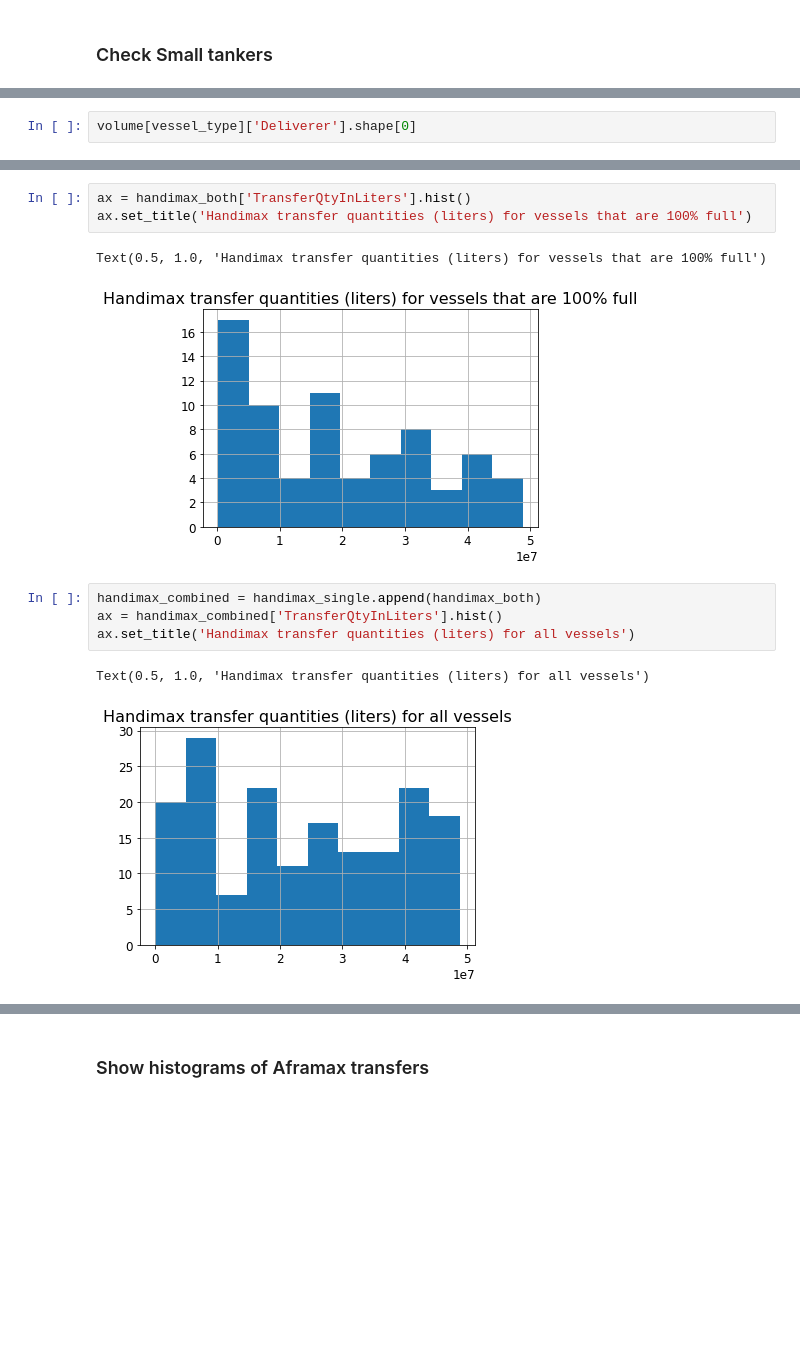
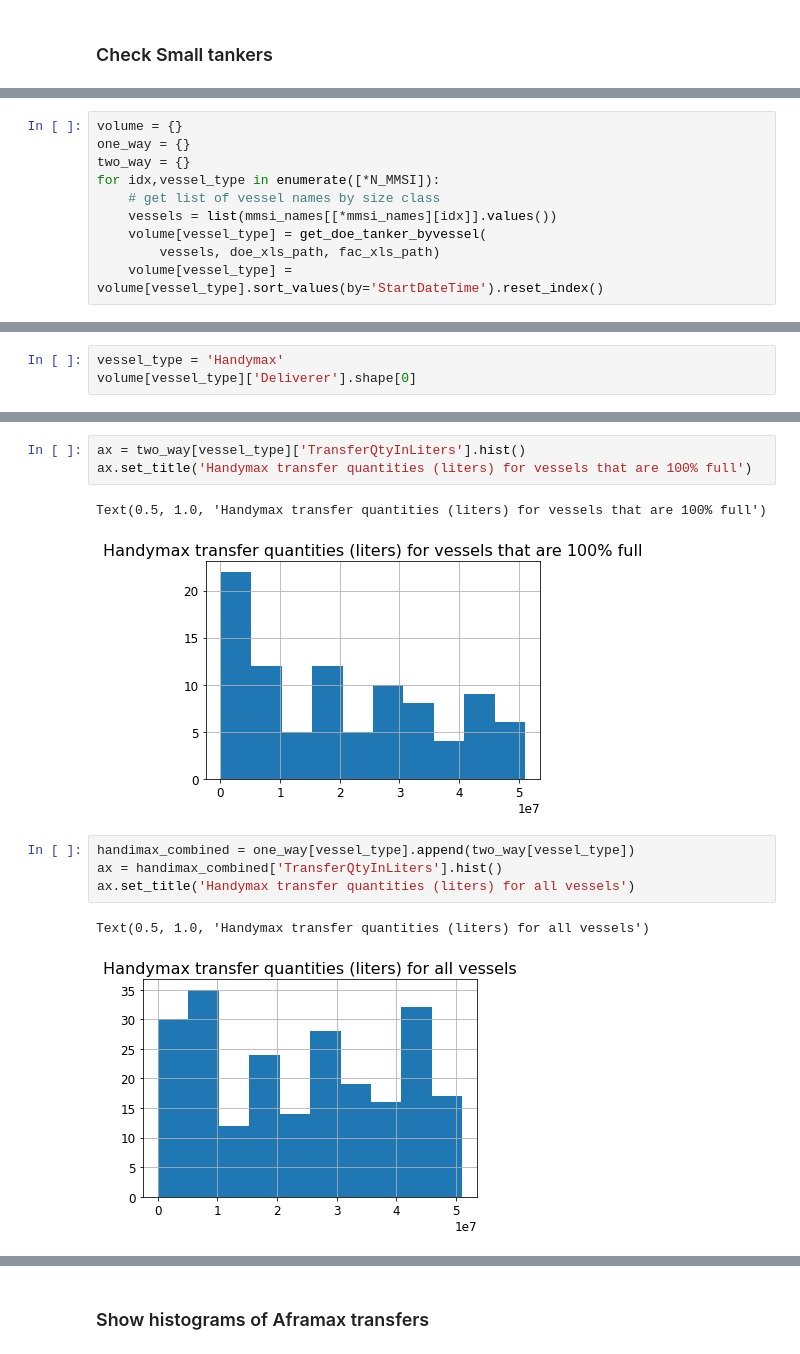
Before and after one commit to MIDOSS/analysis-rachael, a Jupyter notebook: notebooks/monte_carlo/QAQC_Tanker_AISlengths_DOEcapacities.ipynb, the cells around one changed output, grey strips where cells are left out. Drawn from its saved outputs; the diff is of its cells as text; blank space fills up the shorter version.

```diff
--- a/notebooks/monte_carlo/QAQC_Tanker_AISlengths_DOEcapacities.ipynb
+++ b/notebooks/monte_carlo/QAQC_Tanker_AISlengths_DOEcapacities.ipynb
@@ -751,0 +575,10 @@ handimax_both
+# %%
+volume = {}
+one_way = {}
+two_way = {}
+for idx,vessel_type in enumerate([*N_MMSI]):
+    # get list of vessel names by size class
+    vessels = list(mmsi_names[[*mmsi_names][idx]].values())
+    volume[vessel_type] = get_doe_tanker_byvessel(
+        vessels, doe_xls_path, fac_xls_path)
+    volume[vessel_type] = volume[vessel_type].sort_values(by='StartDateTime').reset_index()
@@ -752,3 +643,4 @@ handimax_both
 # %%
+vessel_type = 'Handymax'
 volume[vessel_type]['Deliverer'].shape[0]
 # %% [output]
@@ -766,13 +660,13 @@ Text(0.5, 1.0, 'Handimax transfer quantities (liters) for vessels that are 50% f
 # %%
-ax = handimax_both['TransferQtyInLiters'].hist()
-ax.set_title('Handimax transfer quantities (liters) for vessels that are 100% full')
+ax = two_way[vessel_type]['TransferQtyInLiters'].hist()
+ax.set_title('Handymax transfer quantities (liters) for vessels that are 100% full')
 # %% [output]
-Text(0.5, 1.0, 'Handimax transfer quantities (liters) for vessels that are 100% full')
+Text(0.5, 1.0, 'Handymax transfer quantities (liters) for vessels that are 100% full')
-[figure, old version]
+[figure, new version]
 # %%
-handimax_combined = handimax_single.append(handimax_both)
+handimax_combined = one_way[vessel_type].append(two_way[vessel_type])
 ax = handimax_combined['TransferQtyInLiters'].hist()
-ax.set_title('Handimax transfer quantities (liters) for all vessels')
+ax.set_title('Handymax transfer quantities (liters) for all vessels')
 # %% [output]
-Text(0.5, 1.0, 'Handimax transfer quantities (liters) for all vessels')
+Text(0.5, 1.0, 'Handymax transfer quantities (liters) for all vessels')
-[figure, old version]
+[figure, new version]
```
Also changed, not shown: parts of 74 cells of this notebook.
